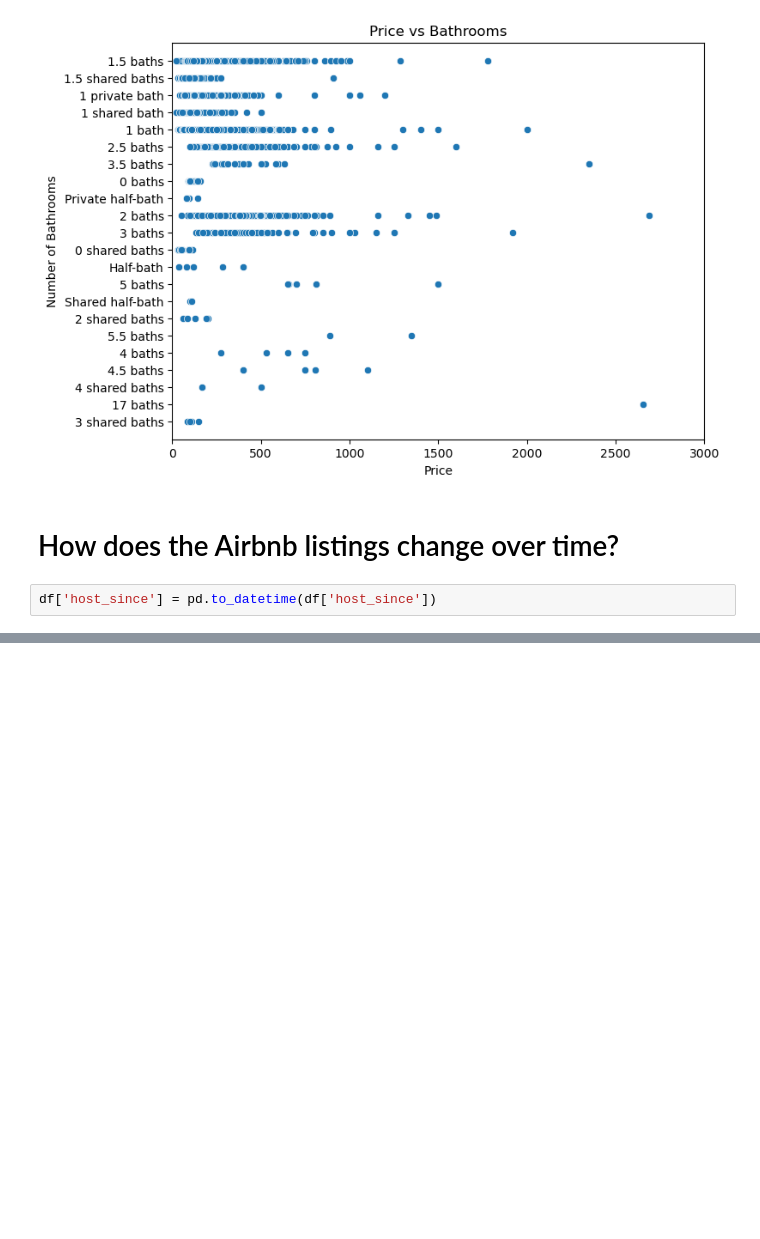
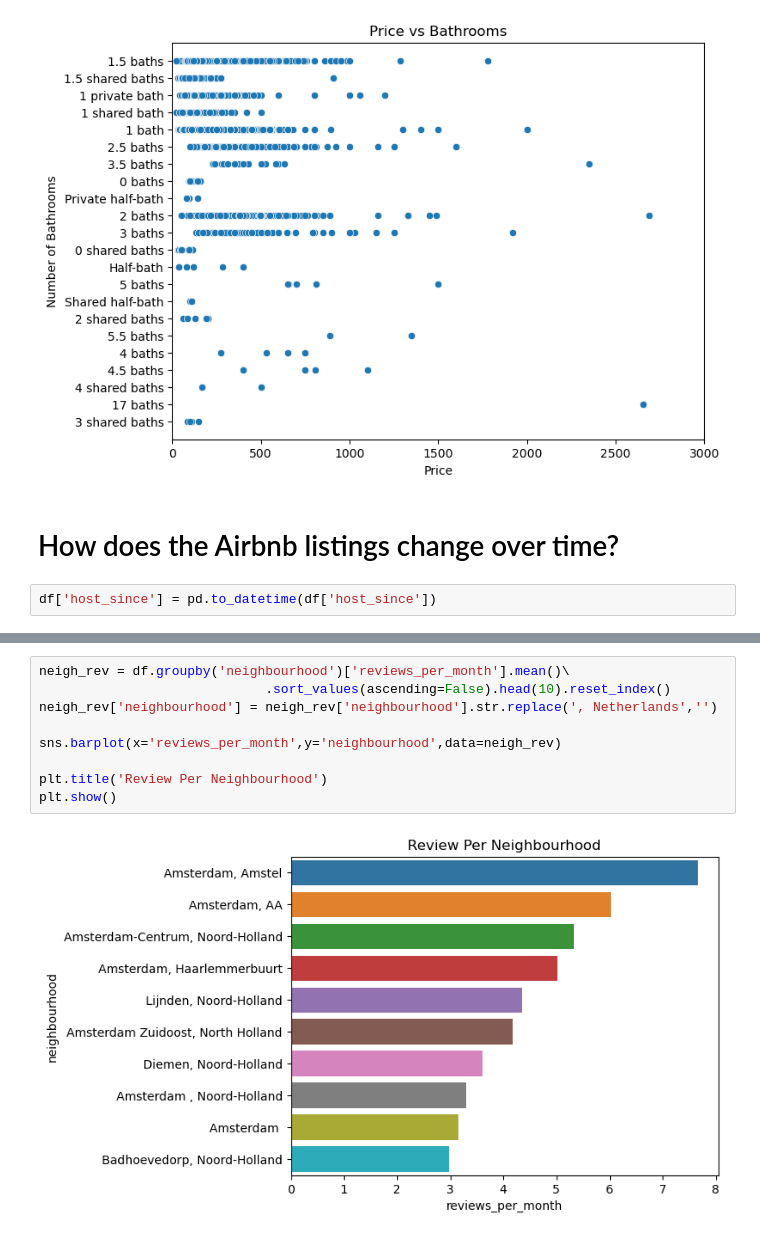
Before and after one commit to darklord-57/darklord, a Jupyter notebook: data_analysis/airbnb_EDA/EDA.ipynb, the cells around one changed output, grey strips where cells are left out. Cells and saved outputs as stored; diff of their text form; blank space fills up the shorter version.

```diff
--- a/data_analysis/airbnb_EDA/EDA.ipynb
+++ b/data_analysis/airbnb_EDA/EDA.ipynb
@@ -294,0 +324,11 @@ that Airbnb's growth in terms of new hosts joining the platform has slowed in re
+# %%
+neigh_rev = df.groupby('neighbourhood')['reviews_per_month'].mean()\
+                             .sort_values(ascending=False).head(10).reset_index()
+neigh_rev['neighbourhood'] = neigh_rev['neighbourhood'].str.replace(', Netherlands','')
+
+sns.barplot(x='reviews_per_month',y='neighbourhood',data=neigh_rev)
+
+plt.title('Review Per Neighbourhood')
+plt.show()
+# %% [output]
+[figure, added]
```
Also changed, not shown: parts of 21 cells of this notebook.
